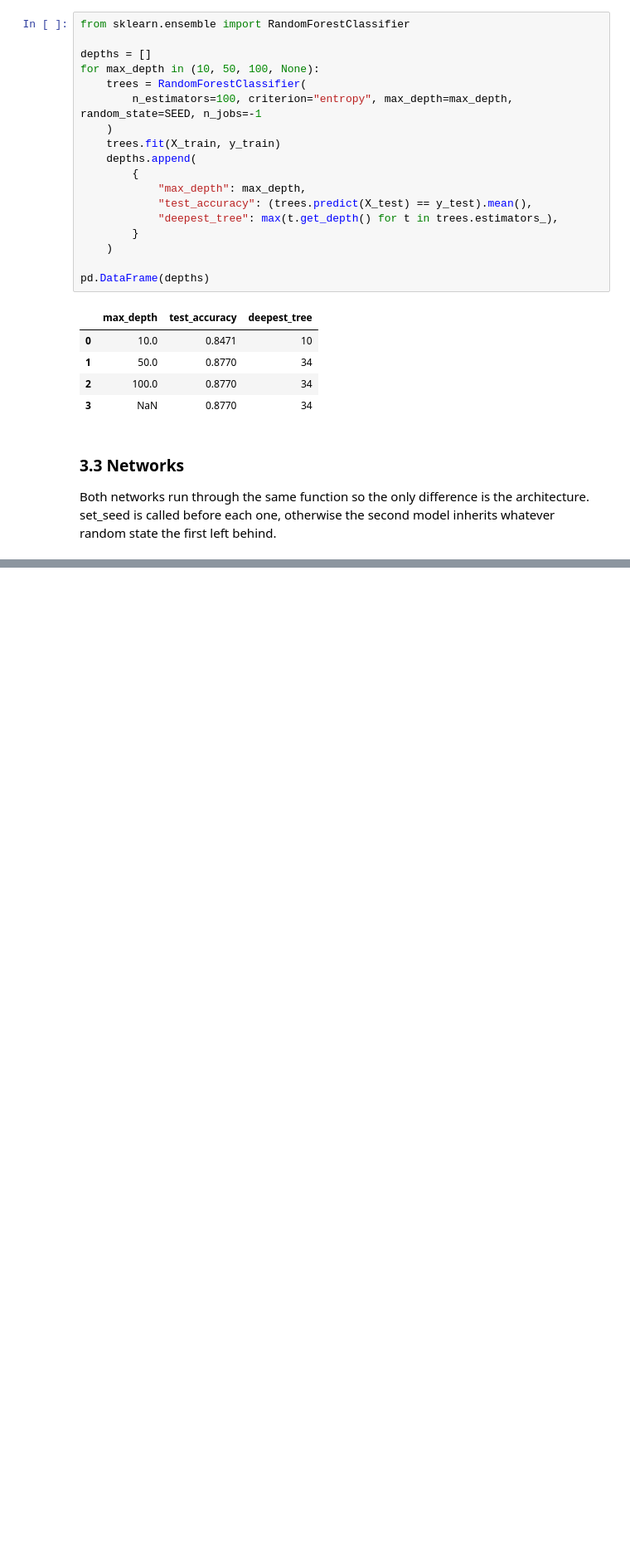
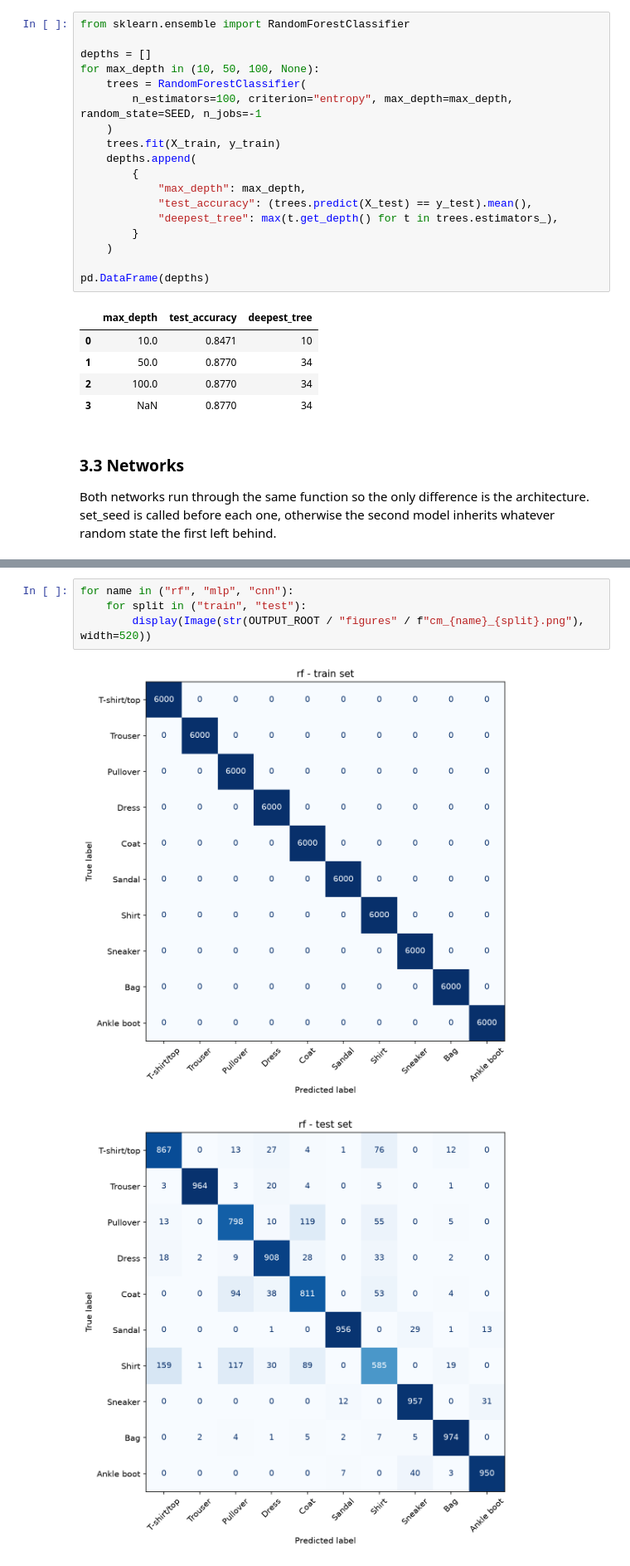
Before and after one commit to dinosmuc/fashion-mnist-benchmark, a Jupyter notebook: notebooks/report.ipynb, the cells around one changed output, grey strips where cells are left out. Shown at 83% size. Cells and saved outputs as stored; diff of their text form; blank space fills up the shorter version.

```diff
--- a/notebooks/report.ipynb
+++ b/notebooks/report.ipynb
@@ -494,0 +550,7 @@ cnn: train 0.9273 | test 0.9071 | 25 epochs, best 22 | 75.5s
+# %%
+for name in ("rf", "mlp", "cnn"):
+    for split in ("train", "test"):
+        display(Image(str(OUTPUT_ROOT / "figures" / f"cm_{name}_{split}.png"), width=520))
+# %% [output]
+[figure, added]
+[figure, added]
```
Also changed, not shown: parts of 23 cells of this notebook, 1 other file.
